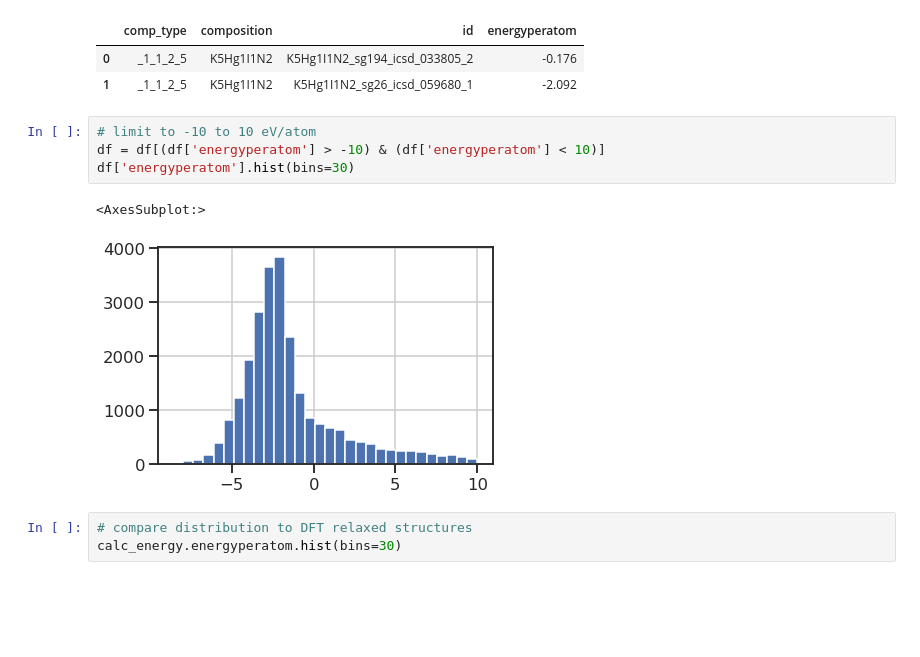
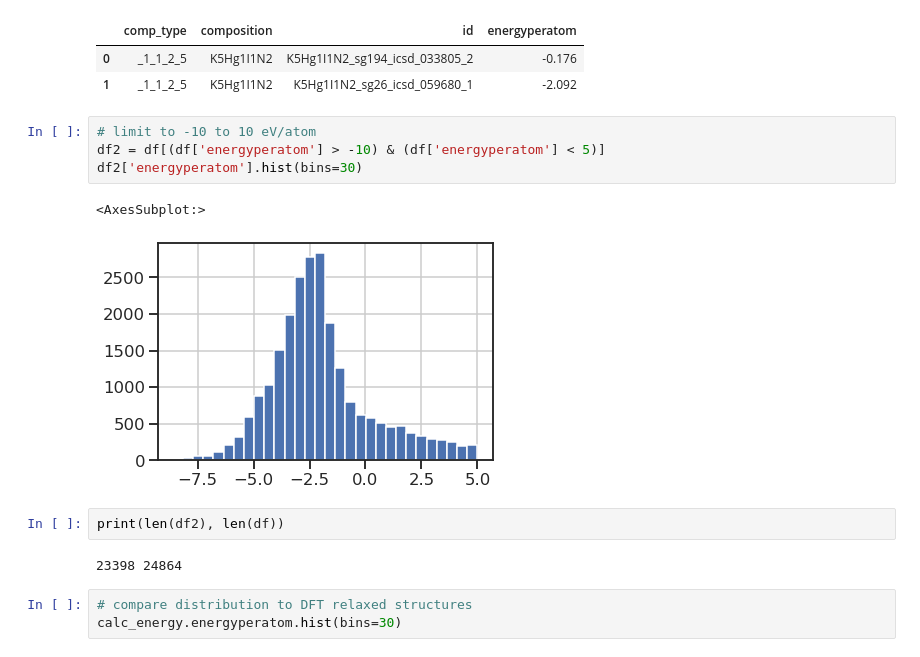
Before and after one commit to pstjohn/crystal-gnn-nfp-0.3, a Jupyter notebook: notebooks/analyze_volrelax.ipynb, the cells around one changed output. Cells and saved outputs as stored; diff of their text form; blank space fills up the shorter version.

```diff
--- a/notebooks/analyze_volrelax.ipynb
+++ b/notebooks/analyze_volrelax.ipynb
@@ -162,11 +267,15 @@ df.head(2)
 | 1 | _1_1_2_5 | K5Hg1I1N2 | K5Hg1I1N2_sg26_icsd_059680_1 | -2.092 |
 # %%
 # limit to -10 to 10 eV/atom
-df = df[(df['energyperatom'] > -10) & (df['energyperatom'] < 10)]
-df['energyperatom'].hist(bins=30)
+df2 = df[(df['energyperatom'] > -10) & (df['energyperatom'] < 5)]
+df2['energyperatom'].hist(bins=30)
 # %% [output]
 <AxesSubplot:>
-[figure, old version]
+[figure, new version]
+# %%
+print(len(df2), len(df))
+# %% [output]
+23398 24864
 # %%
 # compare distribution to DFT relaxed structures
 calc_energy.energyperatom.hist(bins=30)
```
Also changed, not shown: parts of 20 cells of this notebook, 2 other files.
